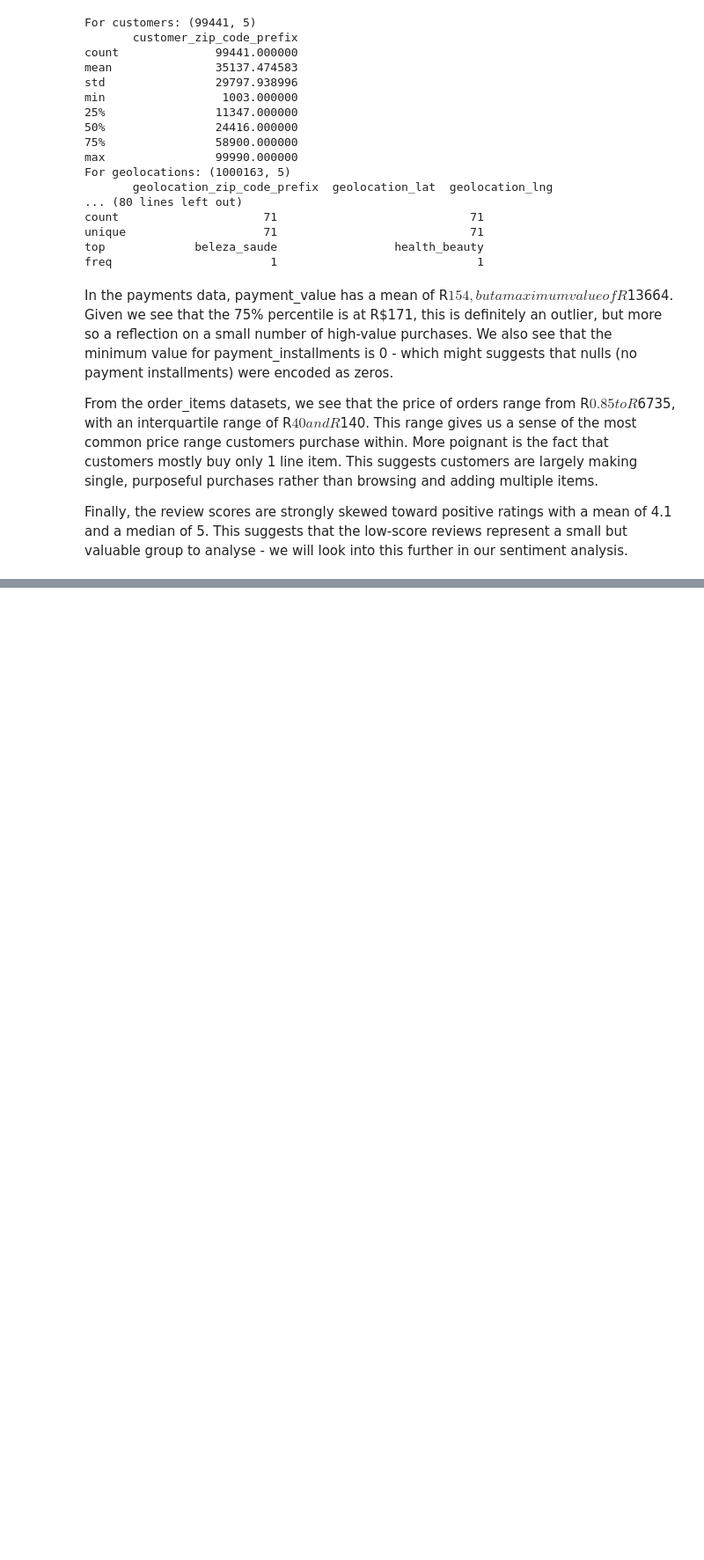
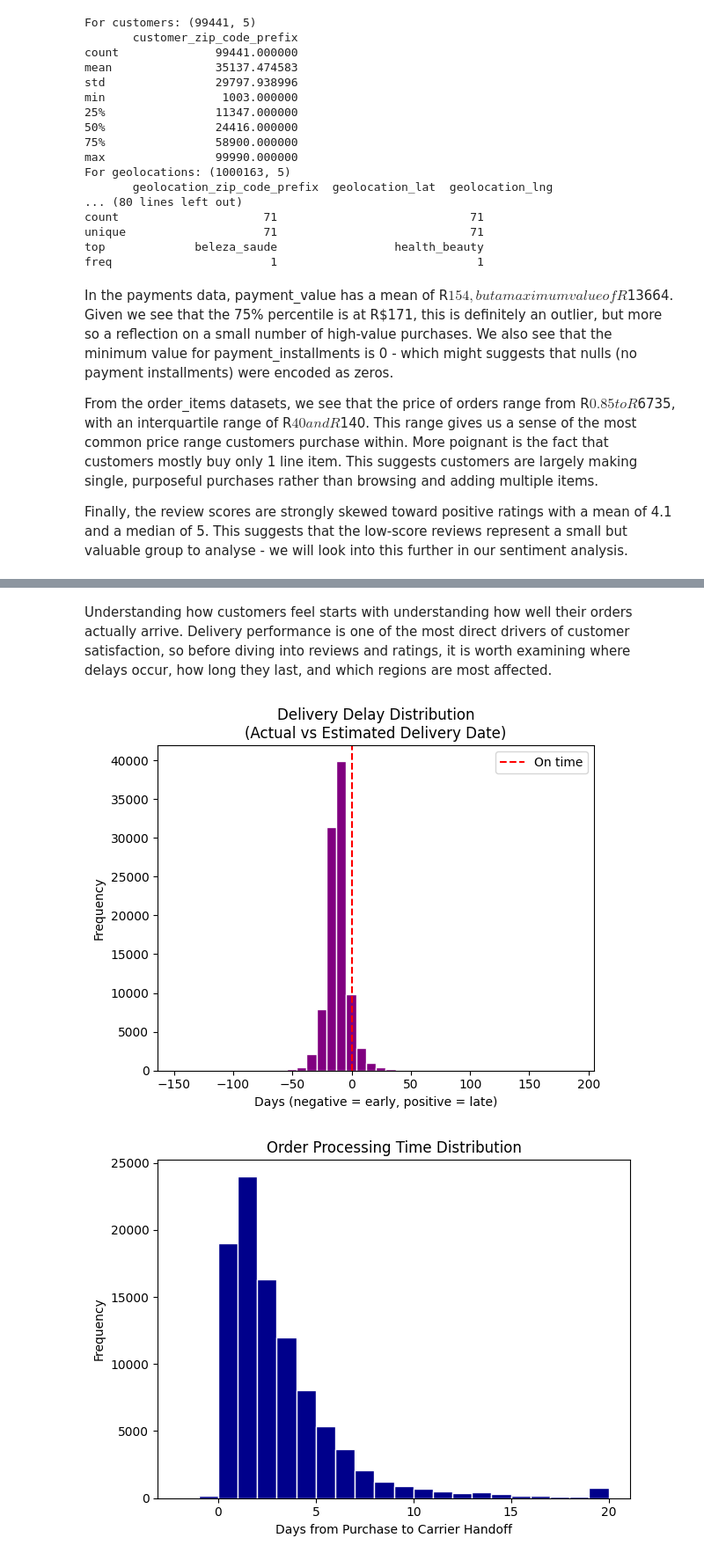
Before and after one commit to jxcksonli/olist-customer-insights-study, a Jupyter notebook: main-analysis.ipynb, the cells around one changed output, grey strips where cells are left out. Shown at 88% size. Saved outputs shown, nothing was run; the diff lists cells and outputs as text; code cells hidden in the pictures; blank space fills up the shorter version.

```diff
--- a/main-analysis.ipynb
+++ b/main-analysis.ipynb
@@ -141,0 +165,35 @@ plt.show()
+# %% [markdown]
+Understanding how customers feel starts with understanding how well their orders actually arrive. Delivery performance is one of the most direct drivers of customer satisfaction, so before diving into reviews and ratings, it is worth examining where delays occur, how long they last, and which regions are most affected.
+# %%
+plt.hist(orders['delivery_delay'], bins = 40, color = 'purple', edgecolor = 'white')
+plt.axvline(0, color = 'red', linestyle = '--', label = 'On time')
+plt.xlabel('Days (negative = early, positive = late)')
+plt.ylabel('Frequency')
+plt.title('Delivery Delay Distribution\n(Actual vs Estimated Delivery Date)')
+plt.legend()
+plt.show()
+
+plt.hist(orders['processing_time'].clip(-2, 20), bins = 22, color = 'darkblue', edgecolor = 'white')
+plt.xlabel('Days from Purchase to Carrier Handoff')
+plt.ylabel('Frequency')
+plt.title('Order Processing Time Distribution')
+plt.tight_layout()
+plt.show()
+
+orders_with_state = orders.merge(customers[['customer_id', 'customer_state']], on='customer_id', how='left')
+
+late_orders = orders_with_state[orders_with_state['delivery_delay'] > 0]
+
+late_by_state = late_orders.groupby('customer_state')['delivery_delay'].mean().sort_values(ascending=False).head(15)
+
+plt.figure(figsize=(9, 5))
+plt.barh(late_by_state.index[::-1], late_by_state.values[::-1], color='tomato')
+plt.axvline(0, color='black', linestyle='--')
+plt.xlabel('Avg Delivery Delay in Days')
+plt.ylabel('State')
+plt.title('Average Delivery Delay by State — Late Orders Only (Top 15)')
+plt.tight_layout()
+plt.show()
+# %% [output]
+[figure, added]
+[figure, added]
```
Also changed, not shown: parts of 5 cells of this notebook.
